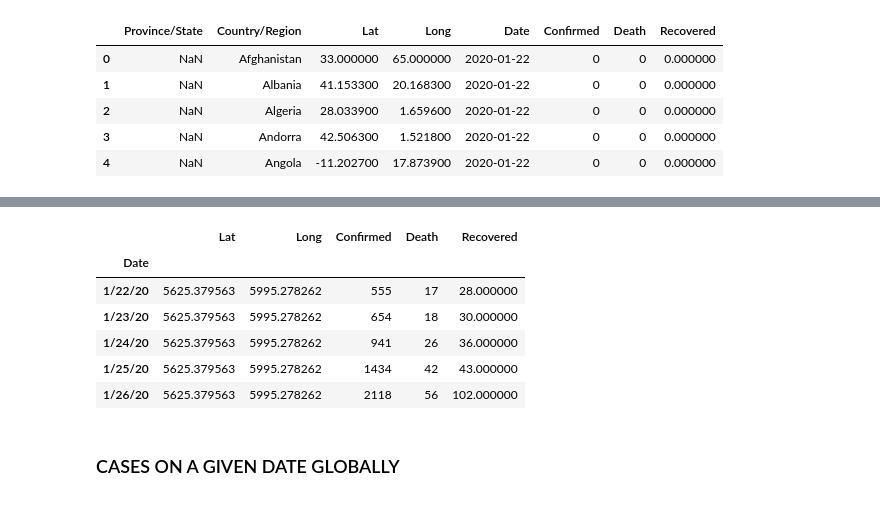
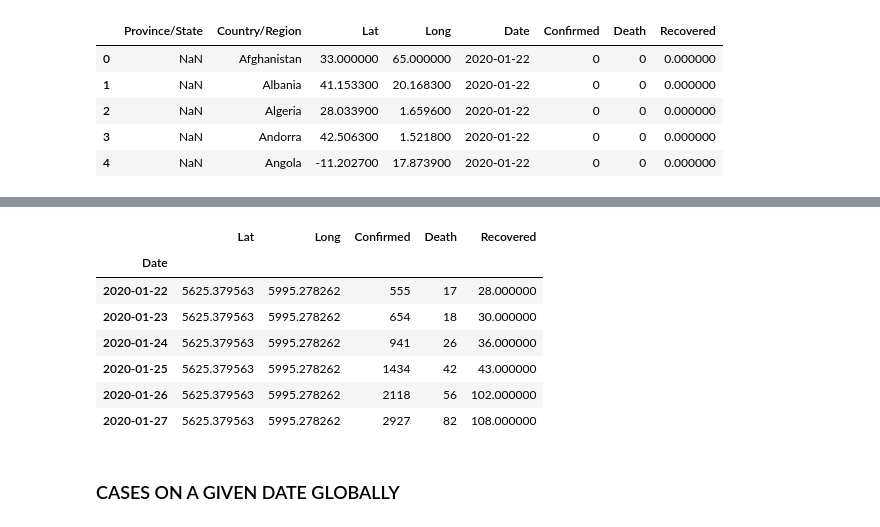
Before and after one commit to SUPREME-CODER/COVID-19-DASHBOARD, a Jupyter notebook: COVID DATA ANALYSIS.ipynb, the cells around one changed output, grey strips where cells are left out. Cells and saved outputs as stored; diff of their text form; code cells hidden in the pictures.

Commit message:
Resolve Multilevel-I Index Access bug in Cases on a Given Date Countrywise

```diff
--- a/COVID DATA ANALYSIS.ipynb
+++ b/COVID DATA ANALYSIS.ipynb
@@ -38,7 +38,7 @@ import folium as fl
 # %%
 mp.style.use('fivethirtyeight')
 pd.set_option('float_format', '{:f}'.format)
-pd.set_option('display.max_rows', None)
+pd.set_option('display.max_rows', 50)
 # %% [markdown]
 ## COVID DATA URLS
 # %% [markdown]
@@ -87,13 +87,14 @@ mp.legend()
 # %%
-covid_data_by_date.head()
+covid_data_by_date.head(6)
 # %% [output]
 |  | Lat | Long | Confirmed | Death | Recovered |
 | Date |  |  |  |  |  |
-| 1/22/20 | 5625.379563 | 5995.278262 | 555 | 17 | 28.000000 |
-| 1/23/20 | 5625.379563 | 5995.278262 | 654 | 18 | 30.000000 |
-| 1/24/20 | 5625.379563 | 5995.278262 | 941 | 26 | 36.000000 |
-| 1/25/20 | 5625.379563 | 5995.278262 | 1434 | 42 | 43.000000 |
-| 1/26/20 | 5625.379563 | 5995.278262 | 2118 | 56 | 102.000000 |
+| 2020-01-22 | 5625.379563 | 5995.278262 | 555 | 17 | 28.000000 |
+| 2020-01-23 | 5625.379563 | 5995.278262 | 654 | 18 | 30.000000 |
+| 2020-01-24 | 5625.379563 | 5995.278262 | 941 | 26 | 36.000000 |
+| 2020-01-25 | 5625.379563 | 5995.278262 | 1434 | 42 | 43.000000 |
+| 2020-01-26 | 5625.379563 | 5995.278262 | 2118 | 56 | 102.000000 |
+| 2020-01-27 | 5625.379563 | 5995.278262 | 2927 | 82 | 108.000000 |
 # %% [markdown]
 ### CASES ON A GIVEN DATE GLOBALLY
 # %%
```
Also changed, not shown: parts of 6 cells of this notebook.
